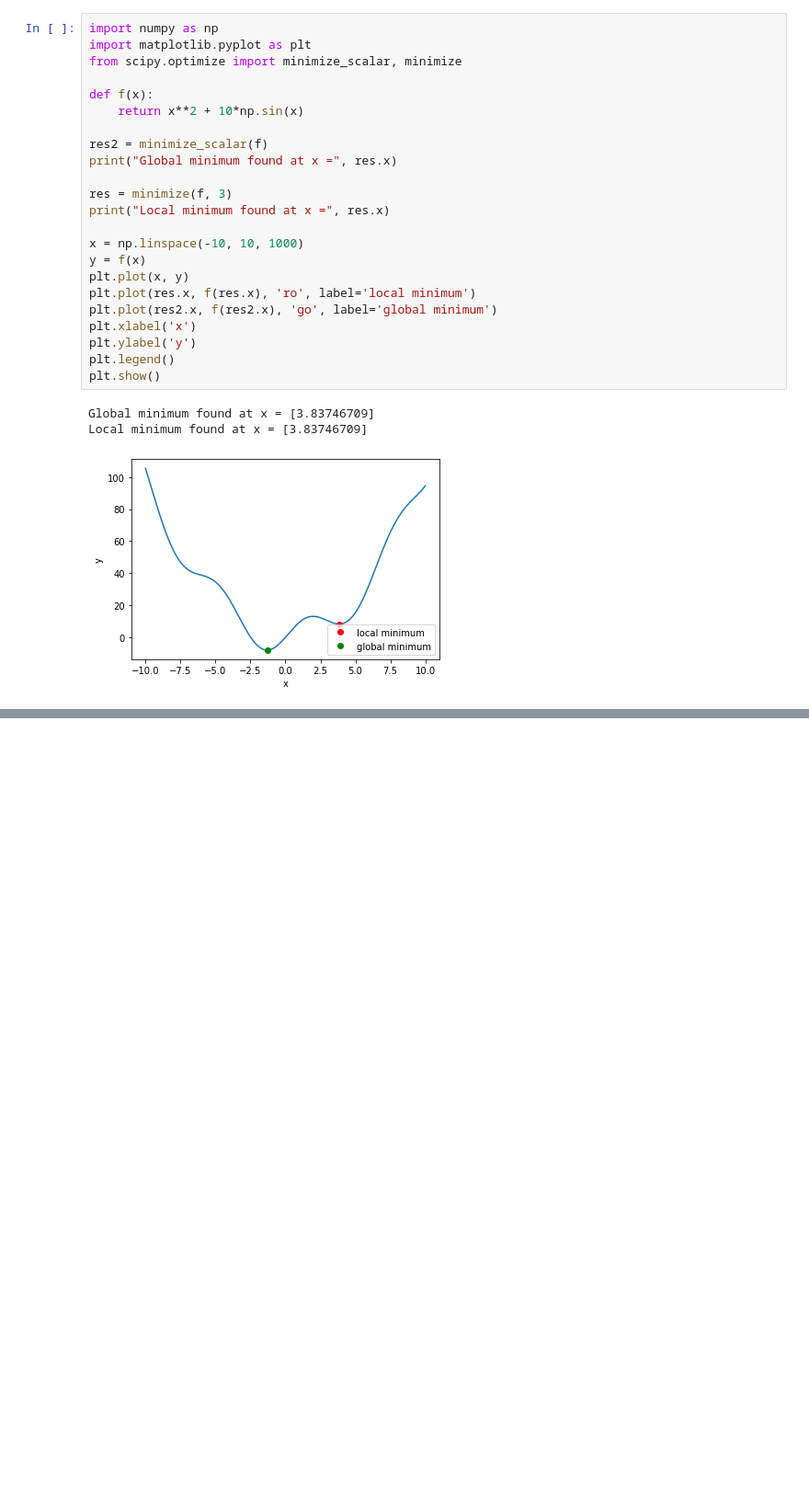
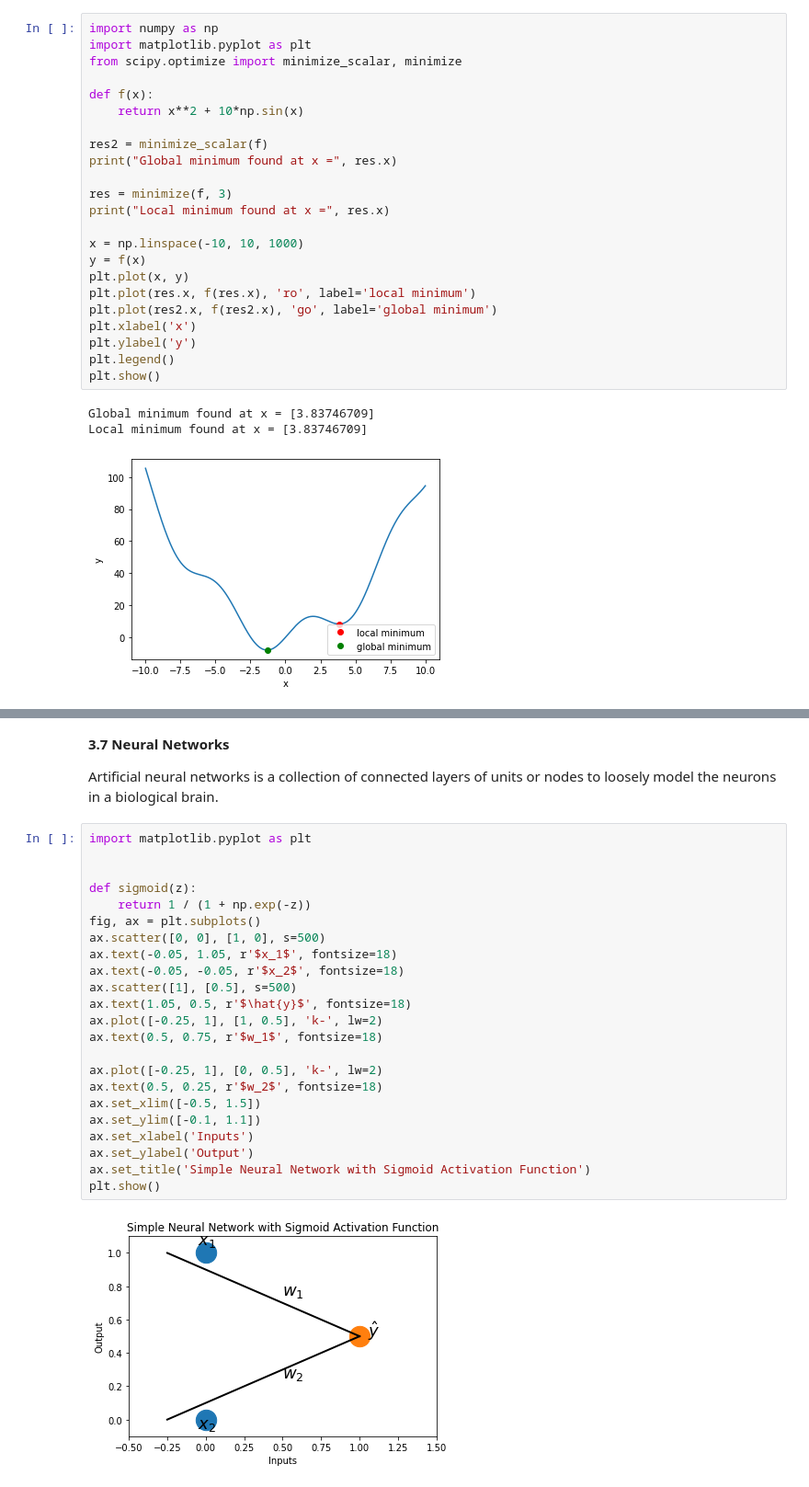
Before and after one commit to yzhu233/MAT421, a Jupyter notebook: ModuleE_Yaci.ipynb, the cells around one changed output, grey strips where cells are left out. Shown at 92% size. Cells and saved outputs as stored; diff of their text form; blank space fills up the shorter version.

```diff
--- a/ModuleE_Yaci.ipynb
+++ b/ModuleE_Yaci.ipynb
@@ -92,0 +178,29 @@ Local minimum found at x = [3.83746709]
+# %% [markdown]
+**3.7 Neural Networks**
+
+Artificial neural networks is a collection of connected layers of units or nodes to loosely model the neurons in a biological brain.
+# %%
+import matplotlib.pyplot as plt
+
+
+def sigmoid(z):
+    return 1 / (1 + np.exp(-z))
+fig, ax = plt.subplots()
+ax.scatter([0, 0], [1, 0], s=500)
+ax.text(-0.05, 1.05, r'$x_1$', fontsize=18)
+ax.text(-0.05, -0.05, r'$x_2$', fontsize=18)
+ax.scatter([1], [0.5], s=500)
+ax.text(1.05, 0.5, r'$\hat{y}$', fontsize=18)
+ax.plot([-0.25, 1], [1, 0.5], 'k-', lw=2)
+ax.text(0.5, 0.75, r'$w_1$', fontsize=18)
+
+ax.plot([-0.25, 1], [0, 0.5], 'k-', lw=2)
+ax.text(0.5, 0.25, r'$w_2$', fontsize=18)
+ax.set_xlim([-0.5, 1.5])
+ax.set_ylim([-0.1, 1.1])
+ax.set_xlabel('Inputs')
+ax.set_ylabel('Output')
+ax.set_title('Simple Neural Network with Sigmoid Activation Function')
+plt.show()
+# %% [output]
+[figure, added]
```
Also changed, not shown: parts of 6 cells of this notebook.
